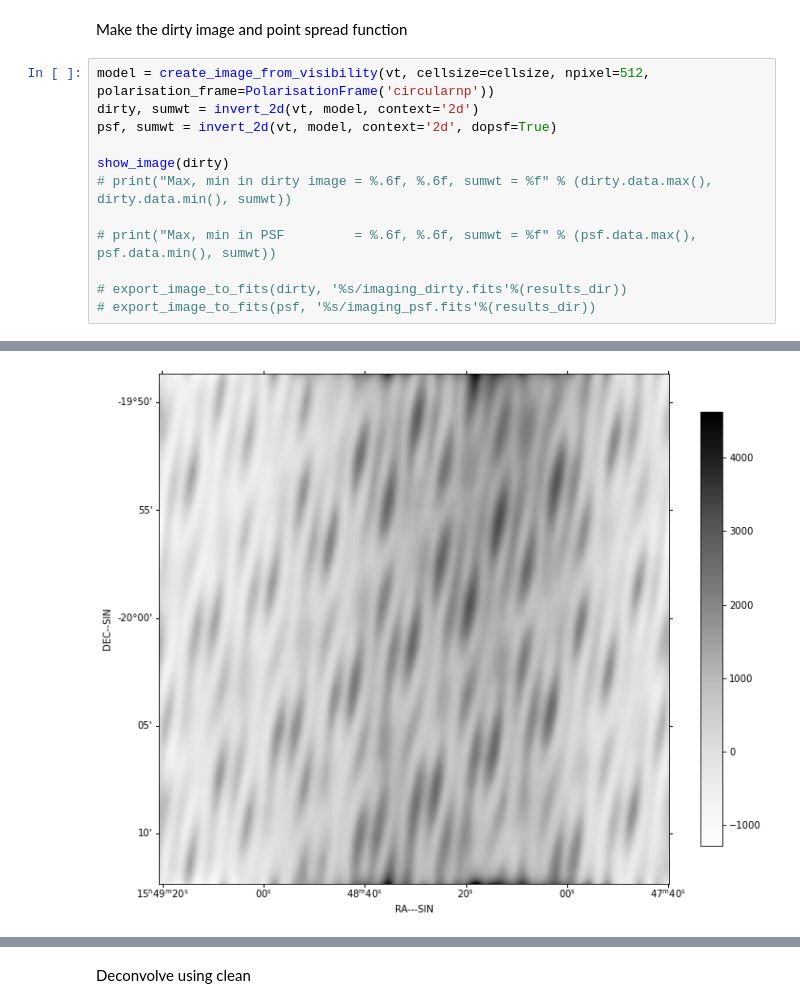
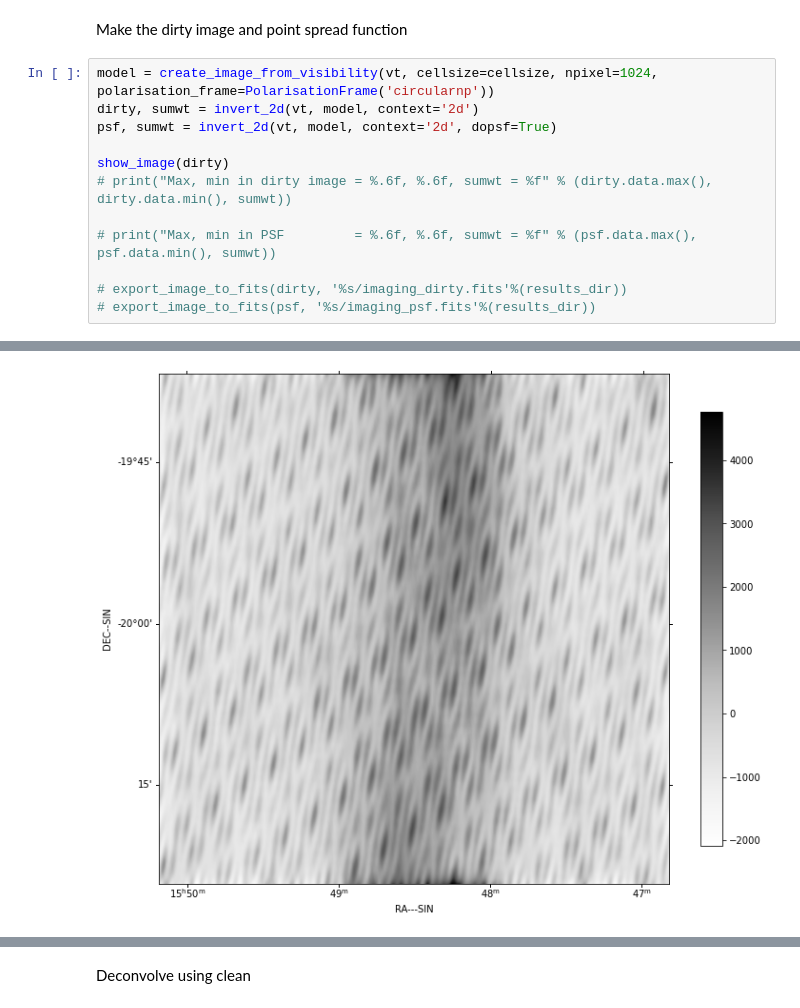
Before and after one commit to astronomical-data-processing/museros2020, a Jupyter notebook: examples/imaging.ipynb, the cells around one changed output, grey strips where cells are left out. Drawn from its saved outputs; the diff is of its cells as text.

```diff
--- a/examples/imaging.ipynb
+++ b/examples/imaging.ipynb
@@ -135,7 +135,7 @@ plt.show()
 # %% [markdown]
 Make the dirty image and point spread function
 # %%
-model = create_image_from_visibility(vt, cellsize=cellsize, npixel=512, polarisation_frame=PolarisationFrame('circularnp'))
+model = create_image_from_visibility(vt, cellsize=cellsize, npixel=1024, polarisation_frame=PolarisationFrame('circularnp'))
 dirty, sumwt = invert_2d(vt, model, context='2d')
 psf, sumwt = invert_2d(vt, model, context='2d', dopsf=True)
 
@@ -167 +167 @@ create_image_from_visibility: image shape is [1, 2, 512, 512]
-[figure, old version]
+[figure, new version]
```
Also changed, not shown: parts of 1 cell of this notebook, 1 other file.
